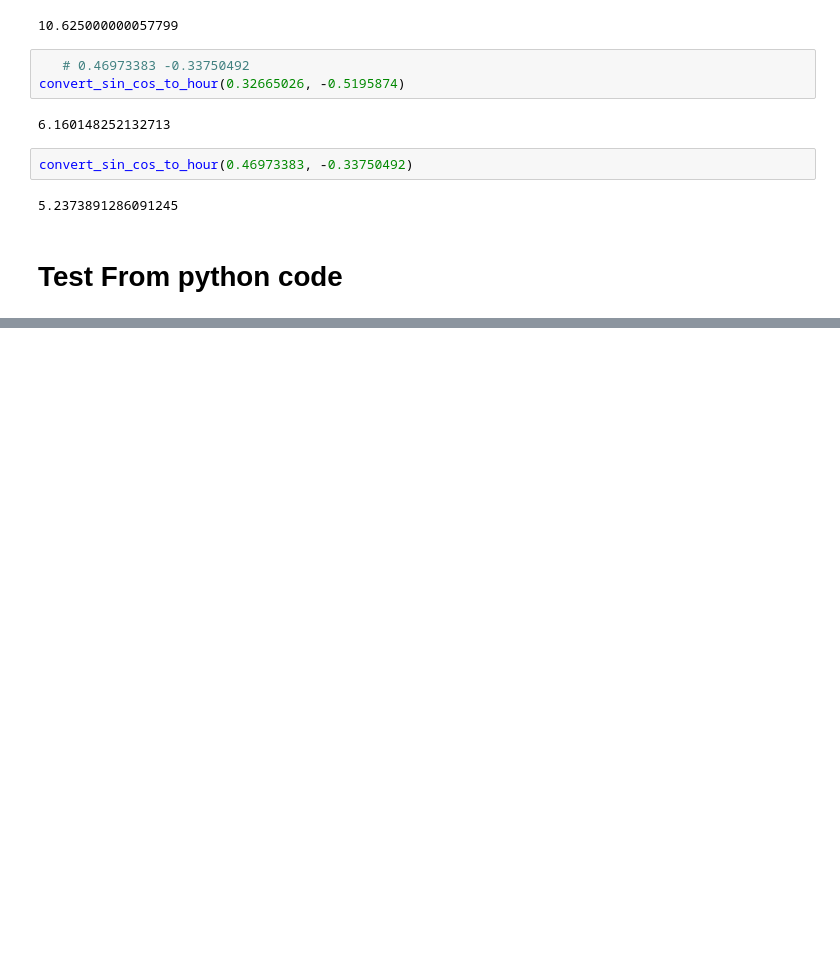
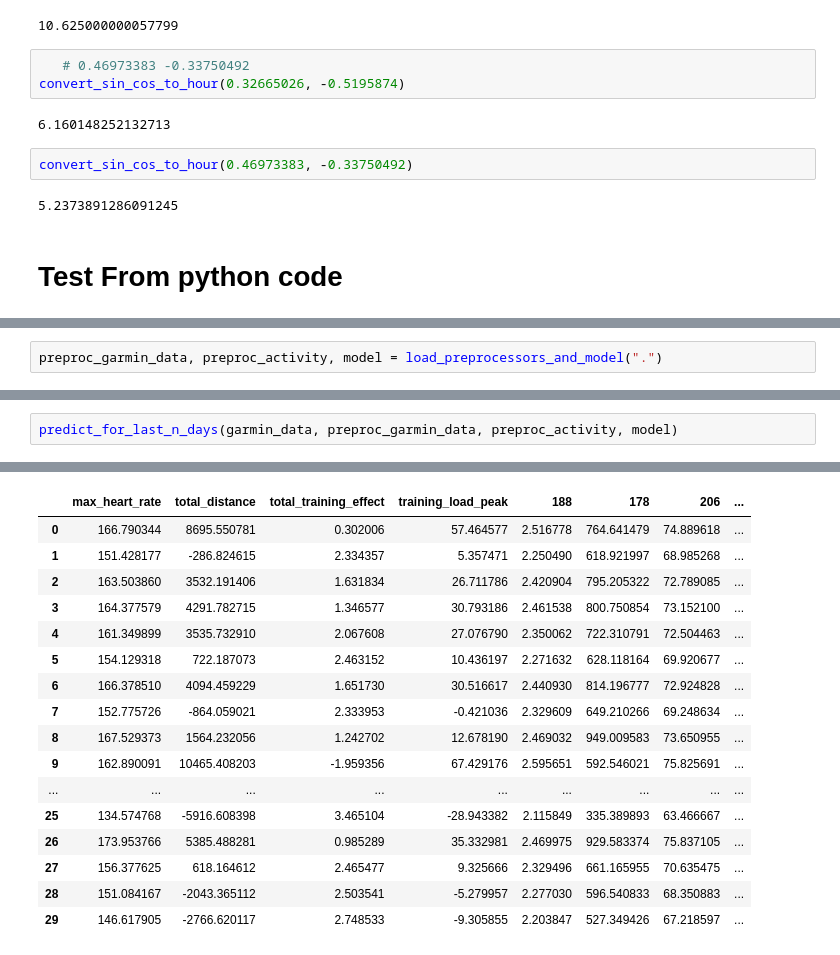
Before and after one commit to nicblanc/overcome-tomorrow, a Jupyter notebook: notebooks/create_test_model.ipynb, the cells around one changed output, grey strips where cells are left out. Drawn from its saved outputs; the diff is of its cells as text; blank space fills up the shorter version.

Commit message:
Fix invertable column transformer. Add function to save/load model and preprocessors. Add Functions to predict activity.

```diff
--- a/notebooks/create_test_model.ipynb
+++ b/notebooks/create_test_model.ipynb
@@ -566,0 +589,2 @@ See the caveats in the documentation: https://pandas.pydata.org/pandas-docs/stab
+# %%
+preproc_garmin_data, preproc_activity, model = load_preprocessors_and_model(".")
@@ -566,0 +617,3 @@ See the caveats in the documentation: https://pandas.pydata.org/pandas-docs/stab
+# %%
+predict_for_last_n_days(garmin_data, preproc_garmin_data, preproc_activity, model)
+# %% [output]
@@ -566,0 +621,17 @@ See the caveats in the documentation: https://pandas.pydata.org/pandas-docs/stab
+|  | max_heart_rate | total_distance | total_training_effect | training_load_peak | 188 | 178 | 206 | ... |
+| 0 | 166.790344 | 8695.550781 | 0.302006 | 57.464577 | 2.516778 | 764.641479 | 74.889618 | ... |
+| 1 | 151.428177 | -286.824615 | 2.334357 | 5.357471 | 2.250490 | 618.921997 | 68.985268 | ... |
+| 2 | 163.503860 | 3532.191406 | 1.631834 | 26.711786 | 2.420904 | 795.205322 | 72.789085 | ... |
+| 3 | 164.377579 | 4291.782715 | 1.346577 | 30.793186 | 2.461538 | 800.750854 | 73.152100 | ... |
+| 4 | 161.349899 | 3535.732910 | 2.067608 | 27.076790 | 2.350062 | 722.310791 | 72.504463 | ... |
+| 5 | 154.129318 | 722.187073 | 2.463152 | 10.436197 | 2.271632 | 628.118164 | 69.920677 | ... |
+| 6 | 166.378510 | 4094.459229 | 1.651730 | 30.516617 | 2.440930 | 814.196777 | 72.924828 | ... |
+| 7 | 152.775726 | -864.059021 | 2.333953 | -0.421036 | 2.329609 | 649.210266 | 69.248634 | ... |
+| 8 | 167.529373 | 1564.232056 | 1.242702 | 12.678190 | 2.469032 | 949.009583 | 73.650955 | ... |
+| 9 | 162.890091 | 10465.408203 | -1.959356 | 67.429176 | 2.595651 | 592.546021 | 75.825691 | ... |
+| ... | ... | ... | ... | ... | ... | ... | ... | ... |
+| 25 | 134.574768 | -5916.608398 | 3.465104 | -28.943382 | 2.115849 | 335.389893 | 63.466667 | ... |
+| 26 | 173.953766 | 5385.488281 | 0.985289 | 35.332981 | 2.469975 | 929.583374 | 75.837105 | ... |
+| 27 | 156.377625 | 618.164612 | 2.465477 | 9.325666 | 2.329496 | 661.165955 | 70.635475 | ... |
+| 28 | 151.084167 | -2043.365112 | 2.503541 | -5.279957 | 2.277030 | 596.540833 | 68.350883 | ... |
+| 29 | 146.617905 | -2766.620117 | 2.748533 | -9.305855 | 2.203847 | 527.349426 | 67.218597 | ... |
```
Also changed, not shown: parts of 10 cells of this notebook, 2 other files.
